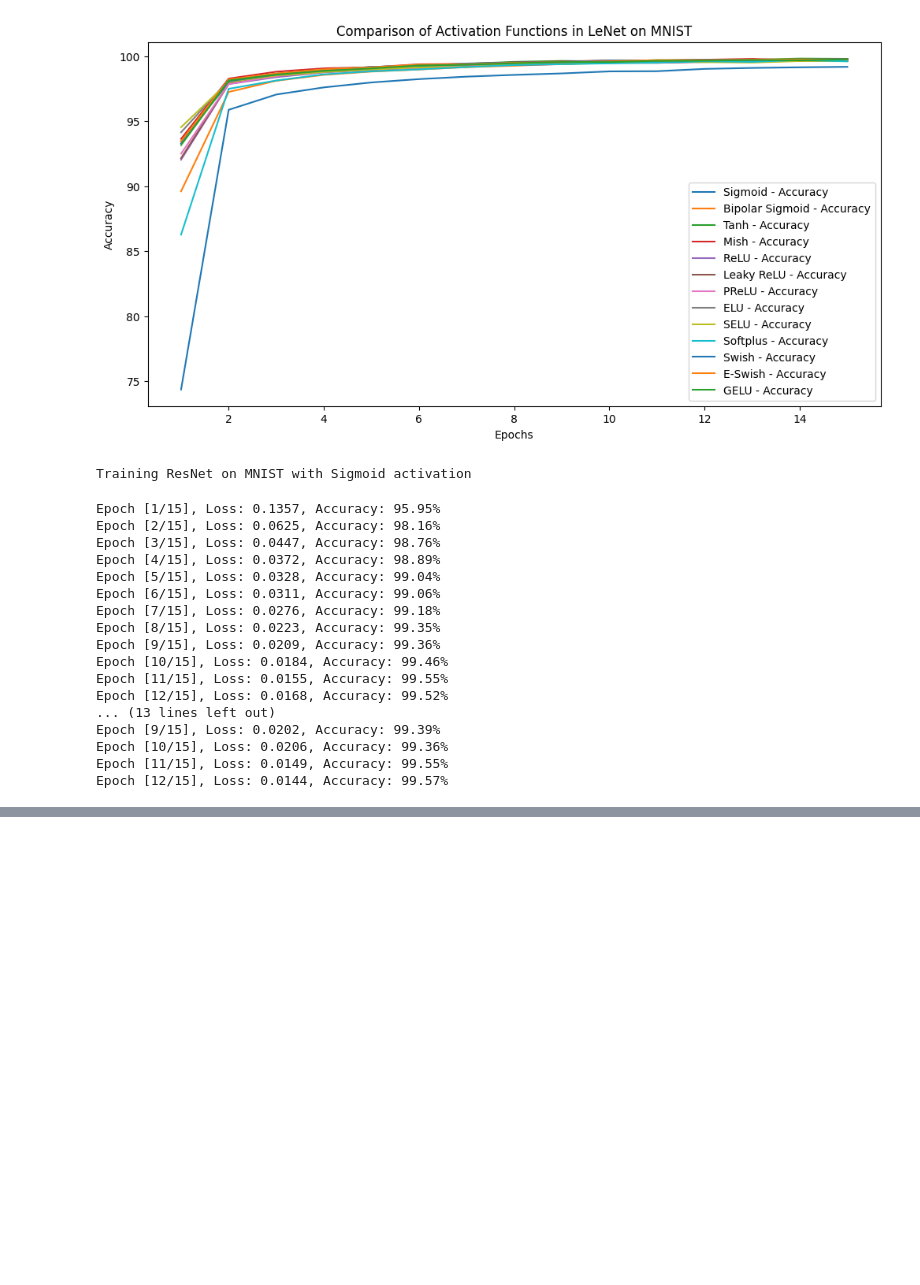
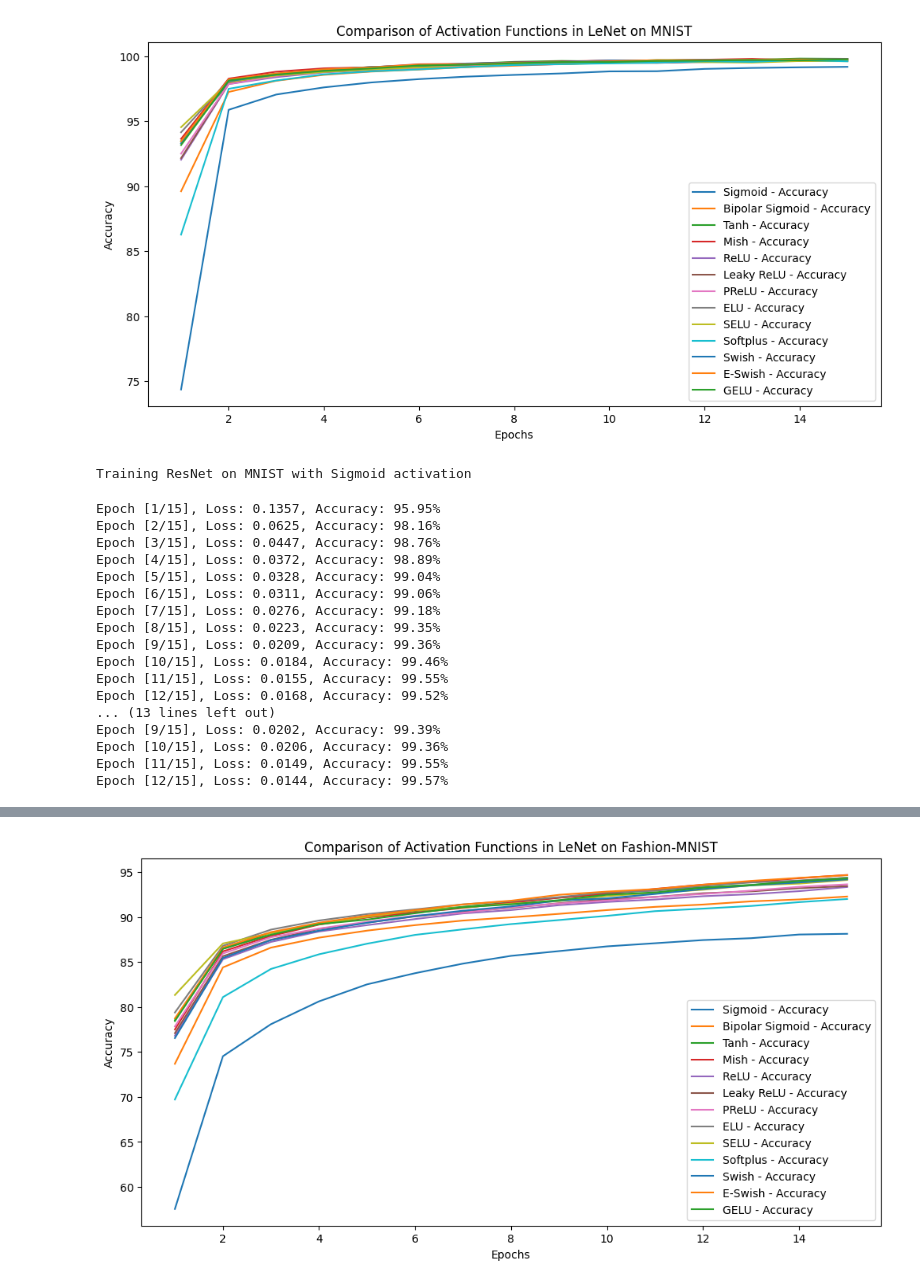
Before and after one commit to Shahi77/DeepLearning_Assignments, a Jupyter notebook: Assignment02.ipynb, the cells around one changed output, grey strips where cells are left out. Saved outputs shown, nothing was run; the diff lists cells and outputs as text; code cells hidden in the pictures; blank space fills up the shorter version.

```diff
--- a/Assignment02.ipynb
+++ b/Assignment02.ipynb
@@ -160,7 +160,7 @@ def plot_results(results, architecture, dataset_name):
     plt.show()
 
 # Run Experiments and Plot Results
-architectures = ["LeNet", "ResNet", "MobileNet"]
+architectures = ["LeNet", "ResNet"]
 datasets_list = ["MNIST"]
 activations_list = list(activations.keys())  # Use first 3 for brevity, expand as needed
 
@@ -242,6 +242,7 @@ Epoch [10/15], Loss: 0.0206, Accuracy: 99.36%
 Epoch [11/15], Loss: 0.0149, Accuracy: 99.55%
 Epoch [12/15], Loss: 0.0144, Accuracy: 99.57%
 # %%
+# Fashion MNIST
 import torch
 import torch.nn as nn
 import torch.optim as optim
@@ -274,36 +275,81 @@ activations = {
     "GELU": nn.GELU()
 }
 
-# Load Dataset (Fixed for AlexNet)
+# Load Dataset
 def load_data(dataset_name, batch_size=64):
-    transform = transforms.Compose([
-        transforms.Resize((224, 224)),  # Resize to 224x224 for AlexNet
-        transforms.ToTensor(),
-        transforms.Normalize((0.5,), (0.5,))
-    ])
+    transform = transforms.Compose([transforms.ToTensor(), transforms.Normalize((0.5,), (0.5,))])
 
     if dataset_name == "MNIST":
         dataset = datasets.MNIST(root='./data', train=True, download=True, transform=transform)
     elif dataset_name == "Fashion-MNIST":
         dataset = datasets.FashionMNIST(root='./data', train=True, download=True, transform=transform)
+    elif dataset_name == "CIFAR-10":
+        dataset = datasets.CIFAR10(root='./data', train=True, download=True, transform=transform)
+    elif dataset_name == "CIFAR-100":
+        dataset = datasets.CIFAR100(root='./data', train=True, download=True, transform=transform)
     else:
         raise ValueError("Invalid dataset name!")
-
     return DataLoader(dataset, batch_size=batch_size, shuffle=True)
 
 # Define Model Architectures
 def get_model(architecture, num_classes=10, activation_fn="ReLU"):
     activation = activations[activation_fn]
 
-    if architecture == "AlexNet":
+    if architecture == "LeNet":
+        model = LeNet(num_classes=num_classes, activation_fn=activation_fn)
+    elif architecture == "ResNet":
+        model = models.resnet18(pretrained=False)
+        model.conv1 = nn.Conv2d(1, 64, kernel_size=(7, 7), stride=(2, 2), padding=(3, 3), bias=False)  # Change input channel to 1
+        model.fc = nn.Linear(model.fc.in_features, num_classes)  # Adjust output layer
+        model = model.to(device)
+    elif architecture == "MobileNet":
+        model = models.mobilenet_v2(pretrained=False)
+        model.features[0][0] = nn.Conv2d(1, 32, kernel_size=(3, 3), stride=(2, 2), padding=(1, 1), bias=False)  # Change input channel to 1
+        model.classifier[1] = nn.Linear(model.classifier[1].in_features, num_classes)  # Adjust output layer
+        model = model.to(device)
+    elif architecture == "AlexNet":
         model = models.alexnet(pretrained=False)
-        model.features[0] = nn.Conv2d(1, 64, kernel_size=(3, 3), stride=(1, 1), padding=(1, 1))  # Adjust for grayscale input
+        model.features[0] = nn.Conv2d(1, 64, kernel_size=(11, 11), stride=(4, 4), padding=(2, 2))  # Change input channel to 1
         model.classifier[6] = nn.Linear(model.classifier[6].in_features, num_classes)  # Adjust output layer
         model = model.to(device)
     else:
         raise ValueError("Invalid architecture!")
 
     return model
+
+# Define LeNet Model with Correct Flattening
+class LeNet(nn.Module):
+    def __init__(self, num_classes=10, activation_fn="ReLU"):
+        super(LeNet, self).__init__()
+        self.activation = activations[activation_fn]
+        self.conv1 = nn.Conv2d(1, 6, kernel_size=5)  # 1 input channel (grayscale)
+        self.conv2 = nn.Conv2d(6, 16, kernel_size=5)
+        self.pool = nn.MaxPool2d(2, 2)
+
+        # Calculate the size after convolution and pooling
+        self._to_linear = None
+        self.convs_output_size(28, 28)  # 28x28 is the input size for MNIST/Fashion-MNIST
+
+        self.fc1 = nn.Linear(self._to_linear, 120)
+        self.fc2 = nn.Linear(120, 84)
+        self.fc3 = nn.Linear(84, num_classes)
+
+    def convs_output_size(self, h, w):
+        # Forward pass through convolutional layers to calculate output size
+        x = torch.randn(1, 1, h, w)  # Dummy input with 1 channel (grayscale)
+        x = self.pool(self.activation(self.conv1(x)))
+        x = self.pool(self.activation(self.conv2(x)))
+        # Flatten and calculate the total number of features
+        self._to_linear = x.numel()
+
+    def forward(self, x):
+        x = self.pool(self.activation(self.conv1(x)))
+        x = self.pool(self.activation(self.conv2(x)))
+        x = x.view(x.size(0), -1)  # Flatten the output of convolutional layers
+        x = self.activation(self.fc1(x))
+        x = self.activation(self.fc2(x))
+        x = self.fc3(x)
+        return x
 
 # Training Function with Performance Tracking
 def train_model(model, train_loader, epochs, learning_rate=0.001):
@@ -340,7 +386,7 @@ def train_model(model, train_loader, epochs, learning_rate=0.001):
     return losses, accuracies
 
 # Experiment with Architectures
-def experiment(architecture, dataset_name, activation_fn, num_classes=10, batch_size=64, epochs=5):
+def experiment(architecture, dataset_name, activation_fn, num_classes=10, batch_size=64, epochs=15):
     print(f"\nTraining {architecture} on {dataset_name} with {activation_fn} activation")
     train_loader = load_data(dataset_name, batch_size)
 
@@ -361,9 +407,9 @@ def plot_results(results, architecture, dataset_name):
     plt.show()
 
 # Run Experiments and Plot Results
-architectures = ["AlexNet"]
-datasets_list = ["MNIST"]
-activations_list = list(activations.keys())  # Use all activation functions
+architectures = ["LeNet"]
+datasets_list = ["Fashion-MNIST"]
+activations_list = list(activations.keys())  # Use first 3 for brevity, expand as needed
 
 for dataset_name in datasets_list:
     for architecture in architectures:
@@ -409,0 +456 @@ Extracting ./data/MNIST/raw/t10k-labels-idx1-ubyte.gz to ./data/MNIST/raw
+[figure, added]
```
Also changed, not shown: parts of 2 cells of this notebook.
